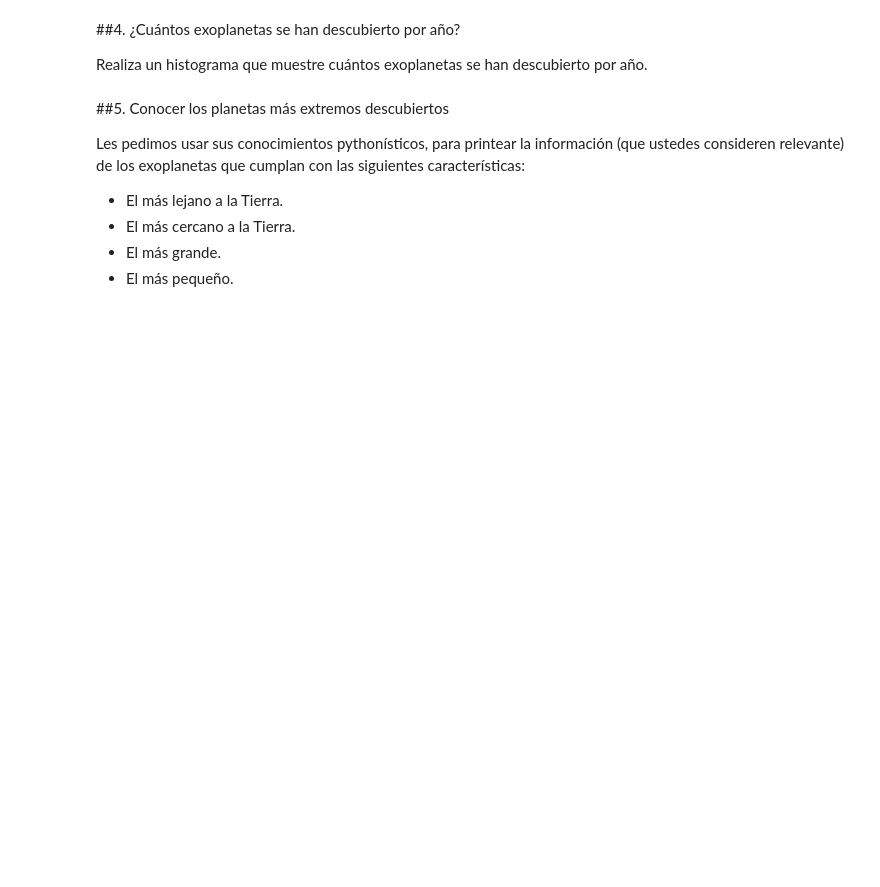
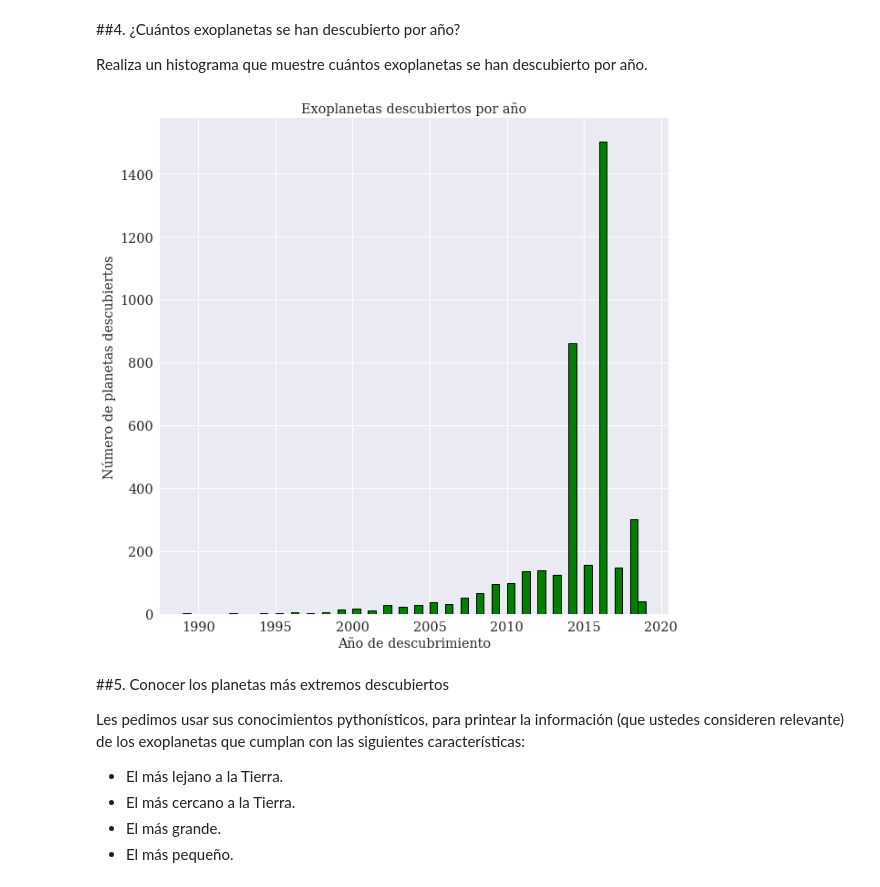
Before and after one commit to franciscourbina/minitarea3, a Jupyter notebook: minitarea3.ipynb, the cells around one changed output. Saved outputs shown, nothing was run; the diff lists cells and outputs as text; code cells hidden in the pictures; blank space fills up the shorter version.

```diff
--- a/minitarea3.ipynb
+++ b/minitarea3.ipynb
@@ -220,3 +235,15 @@ Realiza un histograma que muestre cuántos exoplanetas se han descubierto por a
+# %%
+# Hacer histograma
+
+
+plt.figure(figsize=(10,10))
+plt.title('Exoplanetas descubiertos por año')
+plt.hist(planetas["pl_disc"].values, bins=60, edgecolor = 'black',  linewidth=1, color = "green")
+plt.xlabel('Año de descubrimiento')
+plt.ylabel('Número de planetas descubiertos')
+plt.grid(True)
+# %% [output]
+[figure, added]
 # %% [markdown]
 ##5. Conocer los planetas más extremos descubiertos
 
```
Also changed, not shown: parts of 4 cells of this notebook.
